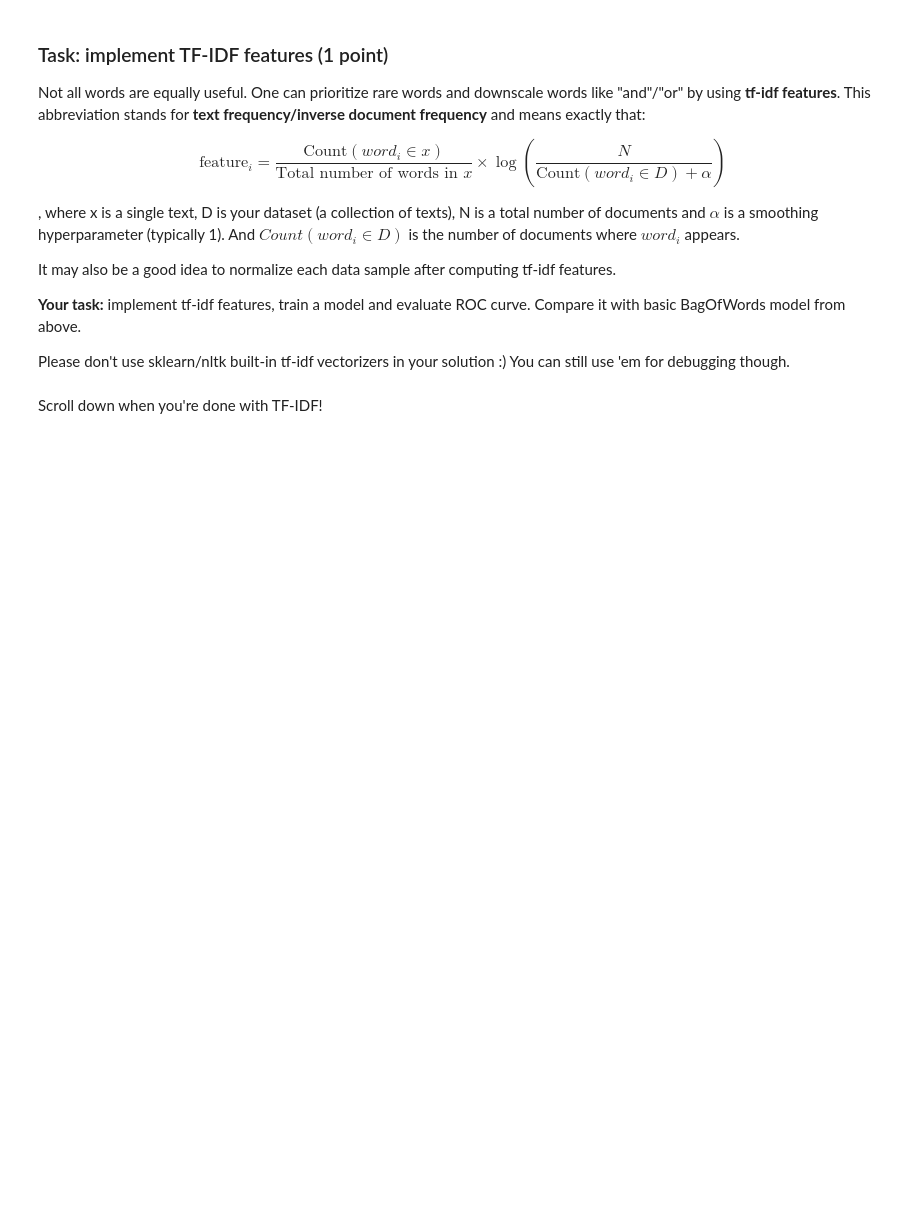
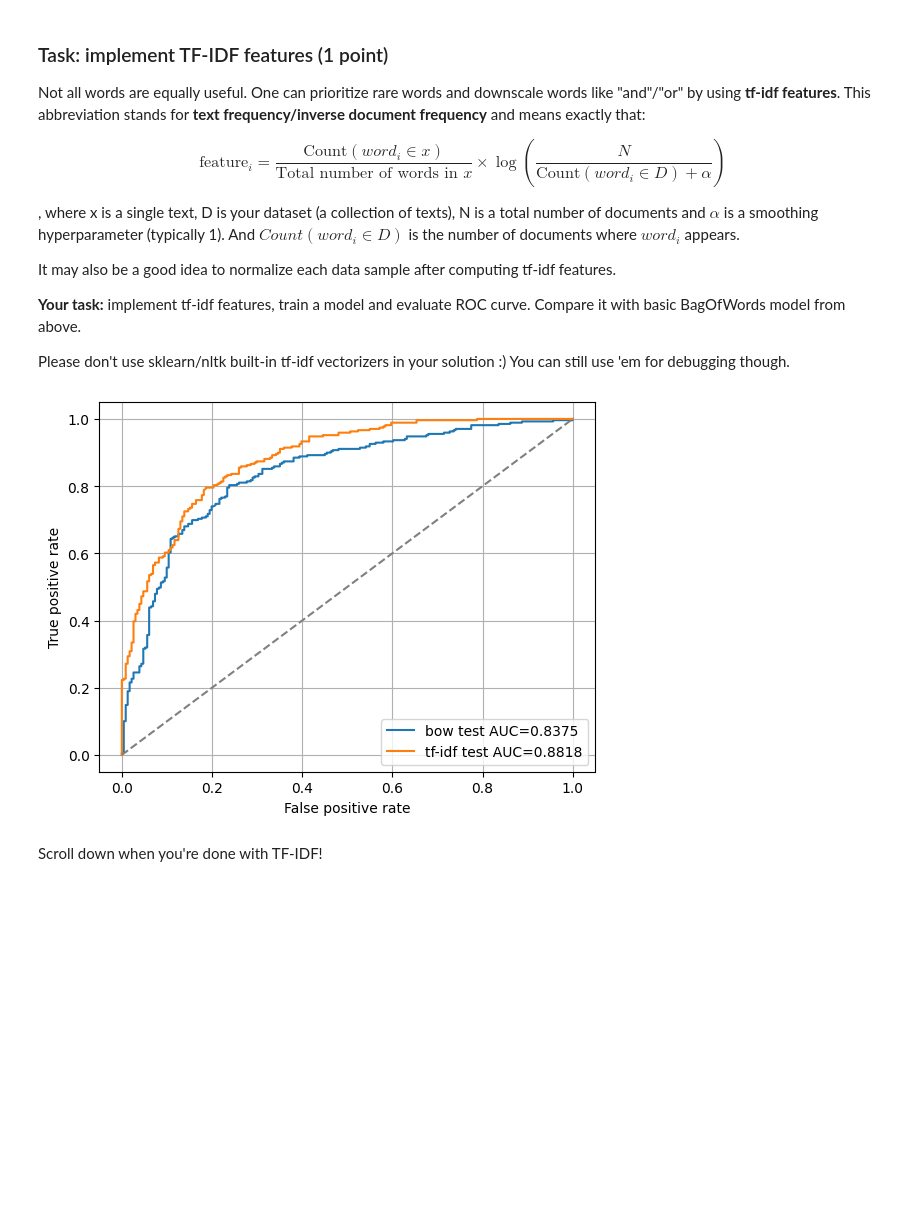
Before and after one commit to swoodge/hse_dl_2026_homeworks, a Jupyter notebook: week06_nlp/seminar.ipynb, the cells around one changed output. Saved outputs shown, nothing was run; the diff lists cells and outputs as text; code cells hidden in the pictures; blank space fills up the shorter version.

````diff
--- a/week06_nlp/seminar.ipynb
+++ b/week06_nlp/seminar.ipynb
@@ -433,8 +443,8 @@ print("after:", preprocess(text),)
 # %%
 # task: preprocess each comment in train and test
 
-texts_train = []  # YOUR CODE
-texts_test = []  # YOUR CODE
+texts_train = [preprocess(text) for text in texts_train]  # YOUR CODE
+texts_test = [preprocess(text) for text in texts_test]  # YOUR CODE
 # %%
 assert texts_train[5] ==  'who cares anymore . they attack with impunity .'
 assert texts_test[89] == 'hey todds ! quick q ? why are you so gay'
@@ -486,0 +504,5 @@ bow_model = None  # YOUR CODE HERE - train a logistic regression
+# %%
+from sklearn.linear_model import LogisticRegression
+
+bow_model = LogisticRegression(C=0.186, max_iter=1000)
+bow_model.fit(X_train_bow, y_train)
@@ -519,6 +547,44 @@ It may also be a good idea to normalize each data sample after computing tf-idf
 __Your task:__ implement tf-idf features, train a model and evaluate ROC curve. Compare it with basic BagOfWords model from above.
 
 Please don't use sklearn/nltk built-in tf-idf vectorizers in your solution :) You can still use 'em for debugging though.
+# %%
+import numpy as np
+
+alpha = 1
+N = len(texts_train)
+
+# IDF: computed on the TRAIN set only
+doc_freq = (X_train_bow > 0).sum(axis=0)
+idf = np.log(N / (doc_freq + alpha))
+
+def bow_to_tfidf(X_bow, texts):
+    # TF: count of word in text / total number of words in that text
+    lengths = np.array([max(len(t.split()), 1) for t in texts], dtype='float32')[:, None]
+    tfidf = (X_bow / lengths) * idf
+    # L2-normalize each row (skip all-zero rows to avoid dividing by 0)
+    norms = np.linalg.norm(tfidf, axis=1, keepdims=True)
+    return tfidf / np.where(norms == 0, 1, norms)
+
+X_train_tfidf = bow_to_tfidf(X_train_bow, texts_train)
+X_test_tfidf = bow_to_tfidf(X_test_bow, texts_test)
+# %%
+from sklearn.metrics import roc_auc_score, roc_curve
+
+tfidf_model = LogisticRegression(C=10, max_iter=1000)
+tfidf_model.fit(X_train_tfidf, y_train)
+
+for name, X, model in [('bow', X_test_bow, bow_model), ('tf-idf', X_test_tfidf, tfidf_model)]:
+    proba = model.predict_proba(X)[:, 1]
+    auc = roc_auc_score(y_test, proba)
+    fpr, tpr, _ = roc_curve(y_test, proba)
+    plt.plot(fpr, tpr, label=f'{name} test AUC={auc:.4f}')
+
+plt.plot([0, 1], [0, 1], '--', color='grey')
+plt.xlabel('False positive rate'); plt.ylabel('True positive rate')
+plt.legend(); plt.grid()
+plt.show()
+# %% [output]
+[figure, added]
 # %% [markdown]
 Scroll down when you're done with TF-IDF!
 ```
````
Also changed, not shown: parts of 10 cells of this notebook.
